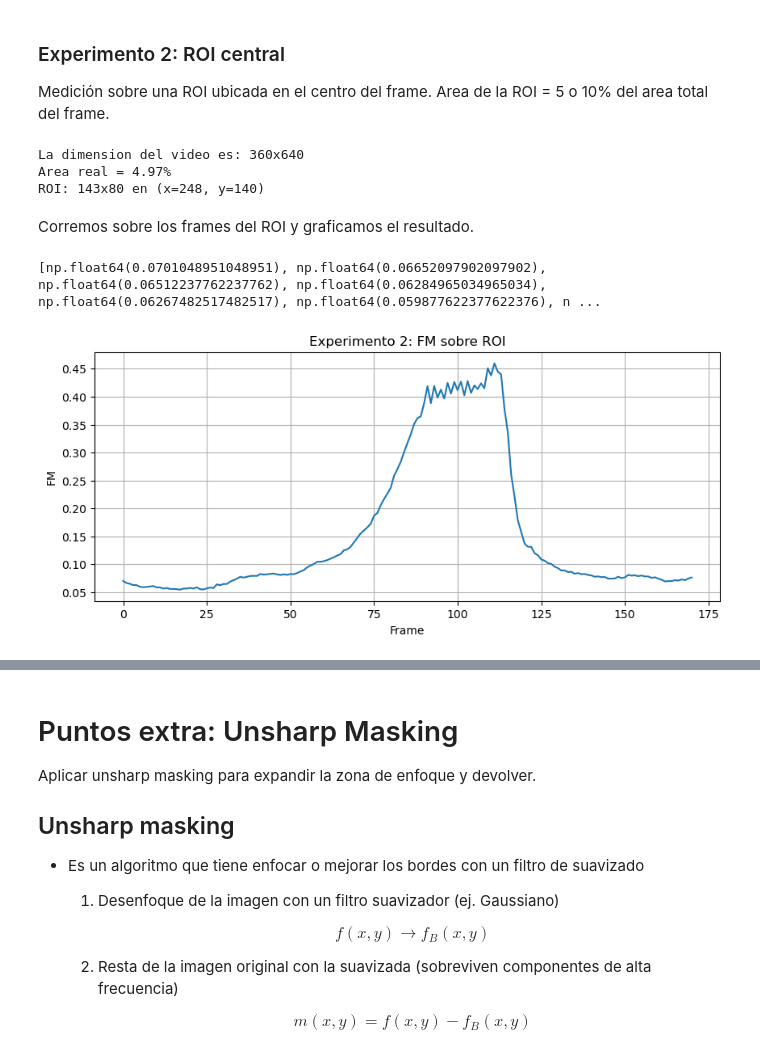
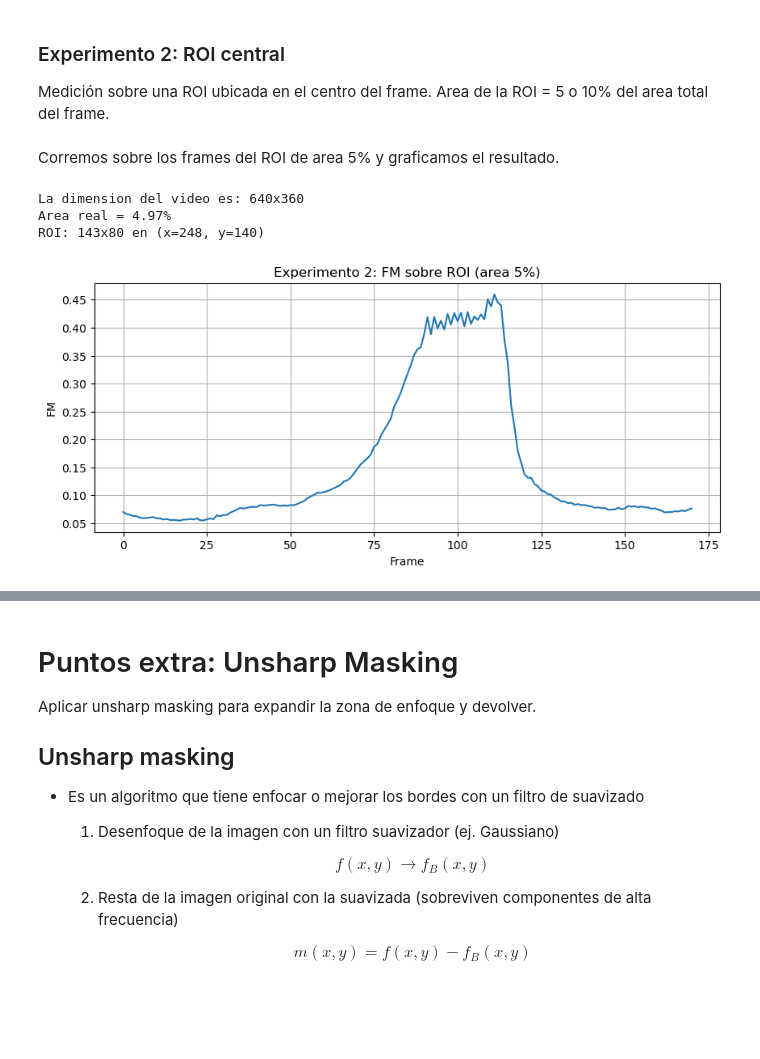
Before and after one commit to LucianaSimon/VPC1_CEIA, a Jupyter notebook: TP2.ipynb, the cells around one changed output, grey strips where cells are left out. Saved outputs shown, nothing was run; the diff lists cells and outputs as text; code cells hidden in the pictures; blank space fills up the shorter version.

```diff
--- a/TP2.ipynb
+++ b/TP2.ipynb
@@ -185,38 +185,40 @@ plot_processed_frames(fm_completo, ylabel='FM', xlabel='Frame', title='Experimen
 
 Medición sobre una ROI ubicada en el centro del frame. Area de la ROI = 5 o 10% del area total del frame.
 # %%
-# Definimos el area de interes (ROI) centrada en el frame
+def get_roi_coordinates(frames: List[MatLike], area: float = 0.05, ) -> tuple[int, int, int, int]:
+    """Definimos el area de interes (ROI) centrada en el frame"""
 
-area = 0.05  # 0.10
+    # Todos los frames del video tienen la misma dimension
+    H, W = frames[0].shape[:2]
 
-# Todos los frames del video tienen la misma dimension
-H, W = frames[0].shape[:2]
+    print(f"La dimension del video es: {W}x{H}")
 
-print(f"La dimension del video es: {H}x{W}")
+    # Mantenemos la relación de aspecto del frame: escalar cada lado por sqrt(area)
+    # hace que w*h = area * W*H
+    escala = np.sqrt(area)
+    w, h = int(round(W * escala)), int(round(H * escala))
 
-# Mantenemos la relación de aspecto del frame: escalar cada lado por sqrt(area)
-# hace que w*h = area * W*H
-escala = np.sqrt(area)
-w, h = int(round(W * escala)), int(round(H * escala))
+    print(f"Area real = {w*h/(W*H):.2%}")
 
-print(f"Area real = {w*h/(W*H):.2%}")
+    # Esquina superior izquierda para que la ROI quede centrada
+    x, y = (W - w) // 2, (H - h) // 2
 
-# Esquina superior izquierda para que la ROI quede centrada
-x, y = (W - w) // 2, (H - h) // 2
-
-print(f"ROI: {w}x{h} en (x={x}, y={y})")
+    print(f"ROI: {w}x{h} en (x={x}, y={y})")
+    return x, y, w, h
-# %% [output]
-La dimension del video es: 360x640
-Area real = 4.97%
-ROI: 143x80 en (x=248, y=140)
 # %% [markdown]
-Corremos sobre los frames del ROI y graficamos el resultado.
+Corremos sobre los frames del ROI de area 5% y graficamos el resultado.
 # %%
-fm_over_roi: list[np.float64] = [FM(f[y:y+h, x:x+w]) for f in frames]
-print(fm_over_roi)
+x, y, w, h = get_roi_coordinates(frames, area=0.05)
+
+fm_over_roi_5_perc: list[np.float64] = [FM(f[y:y+h, x:x+w]) for f in frames]
+
+plot_processed_frames(fm_over_roi_5_perc,
+                      ylabel='FM',
+                      xlabel='Frame',
+                      title='Experimento 2: FM sobre ROI (area 5%)'
+                    )
 # %% [output]
-[np.float64(0.0701048951048951), np.float64(0.06652097902097902), np.float64(0.06512237762237762), np.float64(0.06284965034965034), np.float64(0.06267482517482517), np.float64(0.059877622377622376), n ...
+La dimension del video es: 640x360
+Area real = 4.97%
+ROI: 143x80 en (x=248, y=140)
+[figure, added]
-# %%
-plot_processed_frames(fm_over_roi, ylabel='FM', xlabel='Frame', title='Experimento 2: FM sobre ROI')
-# %% [output]
-[figure, removed]
```
Also changed, not shown: parts of 4 cells of this notebook.
